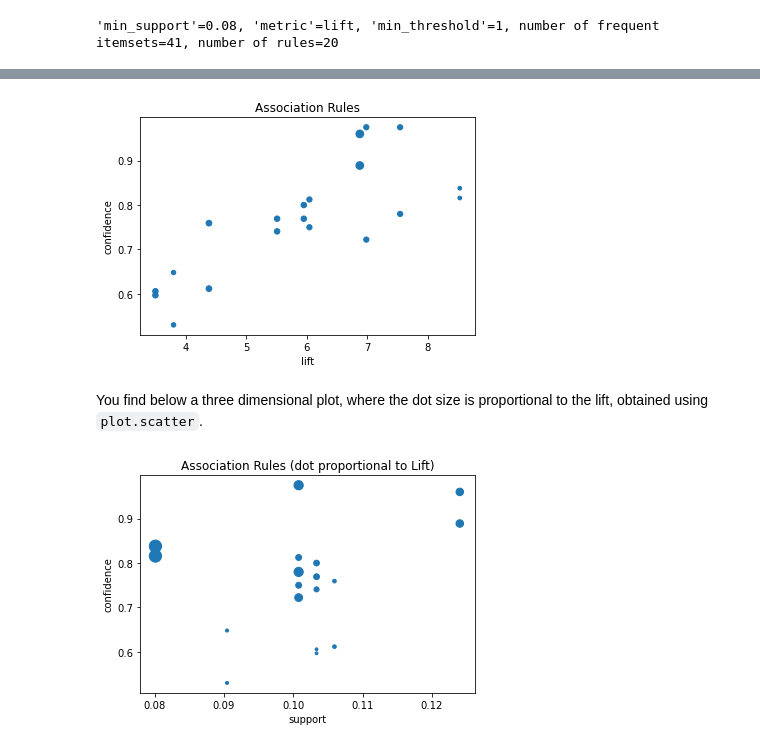
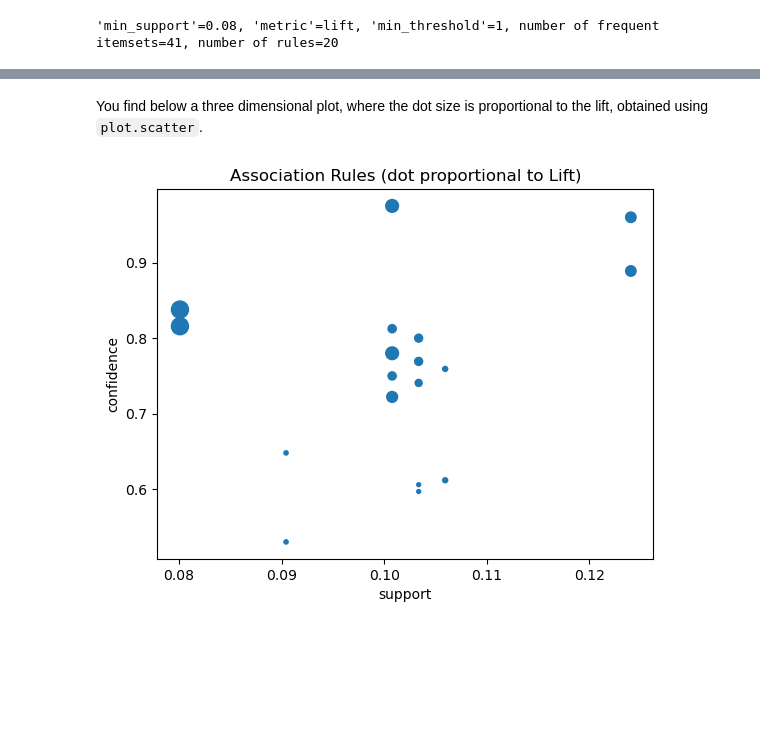
Before and after one commit to andreacondanna/BBS_Machine_Learning_public, a Jupyter notebook: Lab-Association-rules/lab7-association-rules.ipynb, the cells around one changed output, grey strips where cells are left out. Cells and saved outputs as stored; diff of their text form; code cells hidden in the pictures; blank space fills up the shorter version.

Commit message:
lab-feature-selection and lab-association-rules

```diff
--- a/Lab-Association-rules/lab7-association-rules.ipynb
+++ b/Lab-Association-rules/lab7-association-rules.ipynb
@@ -164,0 +182,3 @@ basket.head()
+# %%
+basket0 = df.groupby(['InvoiceNo', 'Description'])['Quantity'].sum()
+basket0.sample(10)
@@ -164,0 +200,3 @@ basket.head()
+# %%
+basket1 = basket0.unstack()
+basket1.sample(10)
@@ -164,0 +219,3 @@ basket.head()
+# %%
+basket2 = basket1.fillna(0)
+basket2.sample(10)
@@ -190,5 +261,5 @@ This step will complete the one hot encoding of the data.
 # %%
-basket_sets = basket.clip(0).astype('bool')
+basket_sets = basket2.clip(0).astype('bool')
 basket_sets.describe()
 # %% [output]
 | Description | 10 COLOUR SPACEBOY PEN | 12 COLOURED PARTY BALLOONS | 12 EGG HOUSE PAINTED WOOD | 12 MESSAGE CARDS WITH ENVELOPES | ... |
@@ -257,15 +346,12 @@ sorted_rules.head()
 | 4 | (SET/6 RED SPOTTY PAPER PLATES, S... | (SET/6 RED SPOTTY PAPER CUPS) | 0.103359 | 0.139535 | 0.100775 | 0.975000 | 6.987500 | ... |
-# %%
-sorted_rules.plot.scatter(x='lift',y='confidence',s=3**(sorted_rules['support']*30),title='Association Rules');
-# %% [output]
-[figure, removed]
 # %% [markdown]
 You find below a three dimensional plot, where the dot size is proportional to the lift, obtained using `plot.scatter`.
 # %%
-s = [1.8**n for n in rules.lift]
-rules.plot.scatter(x='support',
-                   y='confidence',
-                   title='Association Rules (dot proportional to Lift)',
-                   s=s);
+s = [1.8**n for n in rules['lift']]
+rules.plot.scatter(x='support'
+                  ,y='confidence'
+                  ,s=s
+                  ,title='Association Rules (dot proportional to Lift)',
+                );
 # %% [output]
-[figure, old version]
+[figure, new version]
```
Also changed, not shown: parts of 31 cells of this notebook, 1 other file.
